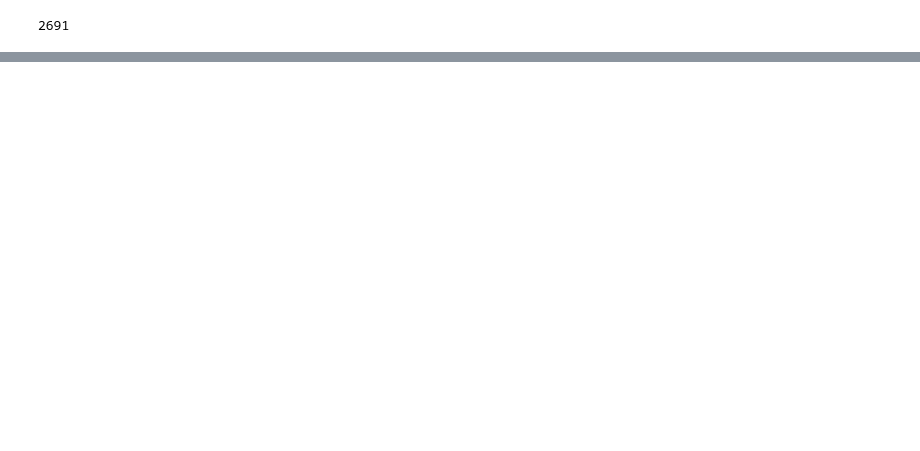
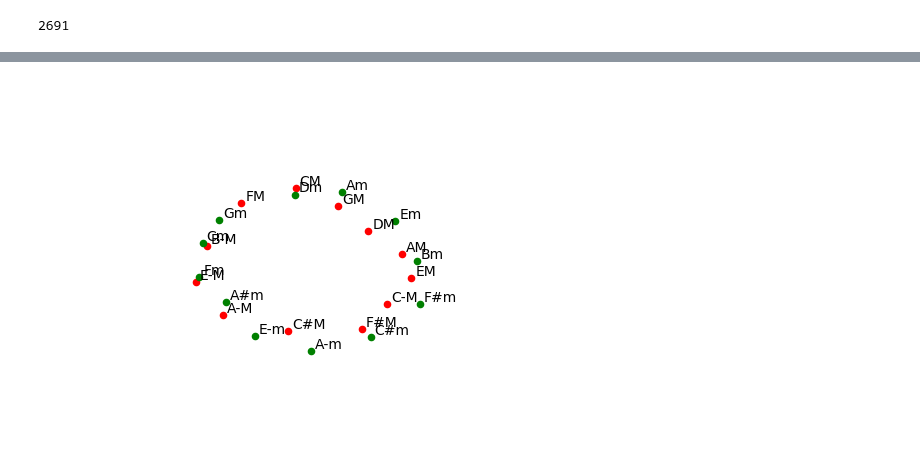
Before and after one commit to eamonnbell/music-mining, a Jupyter notebook: midi/Construct animation from time-canonical pairs and emb model.ipynb, the cells around one changed output, grey strips where cells are left out. Drawn from its saved outputs; the diff is of its cells as text; code cells hidden in the pictures; blank space fills up the shorter version.

Commit message:
Build animation using overlay.

```diff
--- a/midi/Construct animation from time-canonical pairs and emb model.ipynb
+++ b/midi/Construct animation from time-canonical pairs and emb model.ipynb
@@ -17,3 +17,17 @@ for i, l in enumerate(metadata[1:]):
     iddict[i] = new_l
     stdict[new_l[0]] = new_l
     sttoid[new_l[0]] = i
+# %%
+def find_major_triads():
+    keys = []
+    for key, value in stdict.items():
+        if 'major triad' in value[7]:
+            keys.append(key)
+    return keys
+
+def find_minor_triads():
+    keys = []
+    for key, value in stdict.items():
+        if 'minor triad' in value[7]:
+            keys.append(key)
+    return keys
@@ -50,8 +82,14 @@ for timestamp, curst in timecanonical:
         continue
 
     plt.scatter(red[curid,0], red[curid,1], alpha=0.9)
+    name = stdict[curst][7]
+    plt.text(-2.5, -2.5, name)
+    plt.xlim([-3, 3])
+    plt.ylim([-3, 3])
     plt.axis('off')
     plt.savefig('./animframes/{}.png'.format(index))
     plt.close()
+    clear_output(wait=True)
+    print("Frame {} rendered".format(index))
     index += 1
 # %% [output]
@@ -112 +151,24 @@ video:11435kB audio:78926kB subtitle:0kB other streams:0kB global headers:0kB mu
 yes: standard output: Broken pipe
+# %%
+for curst in find_major_triads():
+    curid = sttoid[curst]
+    x, y = red[curid,0], red[curid,1]
+    plt.scatter(x, y,color='red',)
+    name = stdict[curst][7].replace(' major triad', 'M')
+    plt.text(x+0.05, y+0.05, name)
+
+for curst in find_minor_triads():
+    curid = sttoid[curst]
+    x, y = red[curid,0], red[curid,1]
+    plt.scatter(x, y,color='green')
+    name = stdict[curst][7].replace(' minor triad', 'm')
+    plt.text(x+0.05, y+0.05, name)
+
+
+plt.xlim([-3, 3])
+plt.ylim([-3, 3])
+plt.axis('off')
+
+plt.savefig('animframes/overlay.png')
+# %% [output]
+[figure, added]
```
Also changed, not shown: parts of 10 cells of this notebook.
